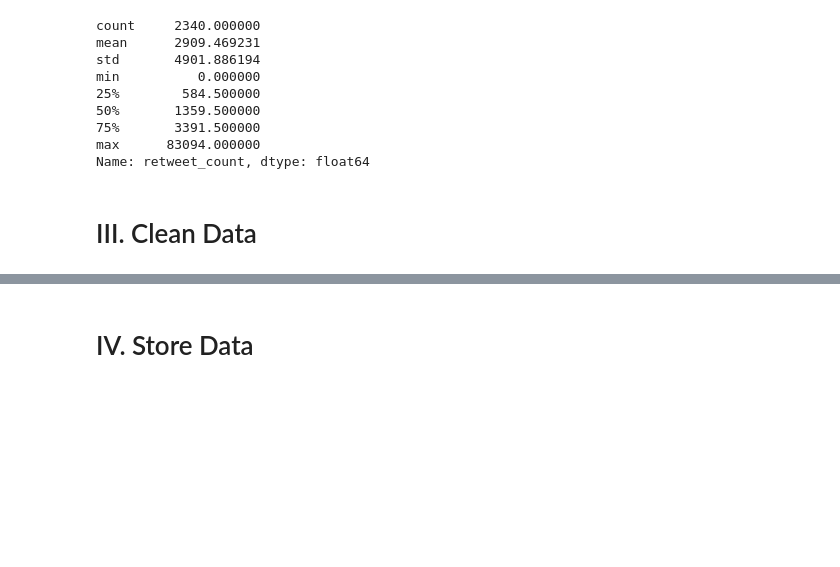
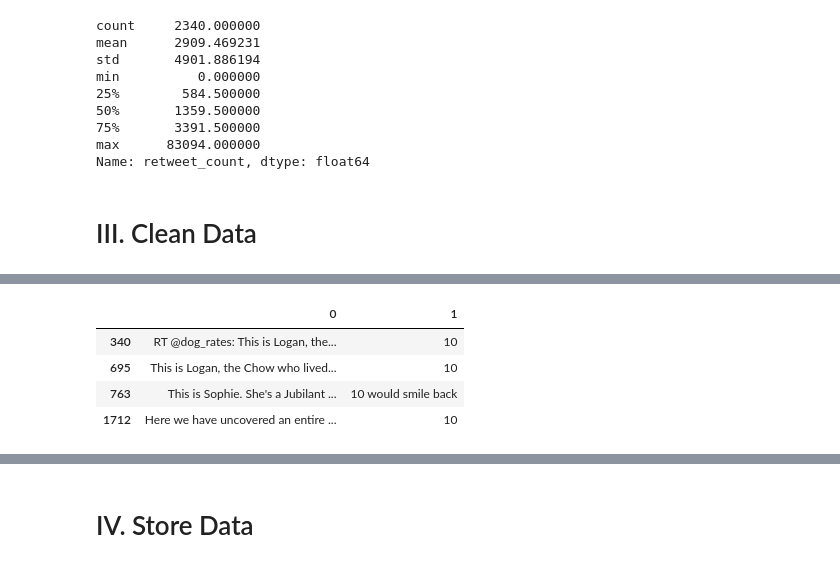
Before and after one commit to jemc36/Udacity-DAND-DataWrangling-TwitterAPI-WeRateDogs, a Jupyter notebook: wrangle_act.ipynb, the cells around one changed output, grey strips where cells are left out. Drawn from its saved outputs; the diff is of its cells as text; code cells hidden in the pictures; blank space fills up the shorter version.

```diff
--- a/wrangle_act.ipynb
+++ b/wrangle_act.ipynb
@@ -278,0 +326,9 @@ Name: retweet_count, dtype: float64
+# %%
+newsub = sub1['cleantext'].str.split('/', n=1, expand=True)
+newsub
+# %% [output]
+|  | 0 | 1 |
+| 340 | RT @dog_rates: This is Logan, the... | 10 |
+| 695 | This is Logan, the Chow who lived... | 10 |
+| 763 | This is Sophie. She's a Jubilant ... | 10 would smile back |
+| 1712 | Here we have uncovered an entire ... | 10 |
```
Also changed, not shown: parts of 24 cells of this notebook.
